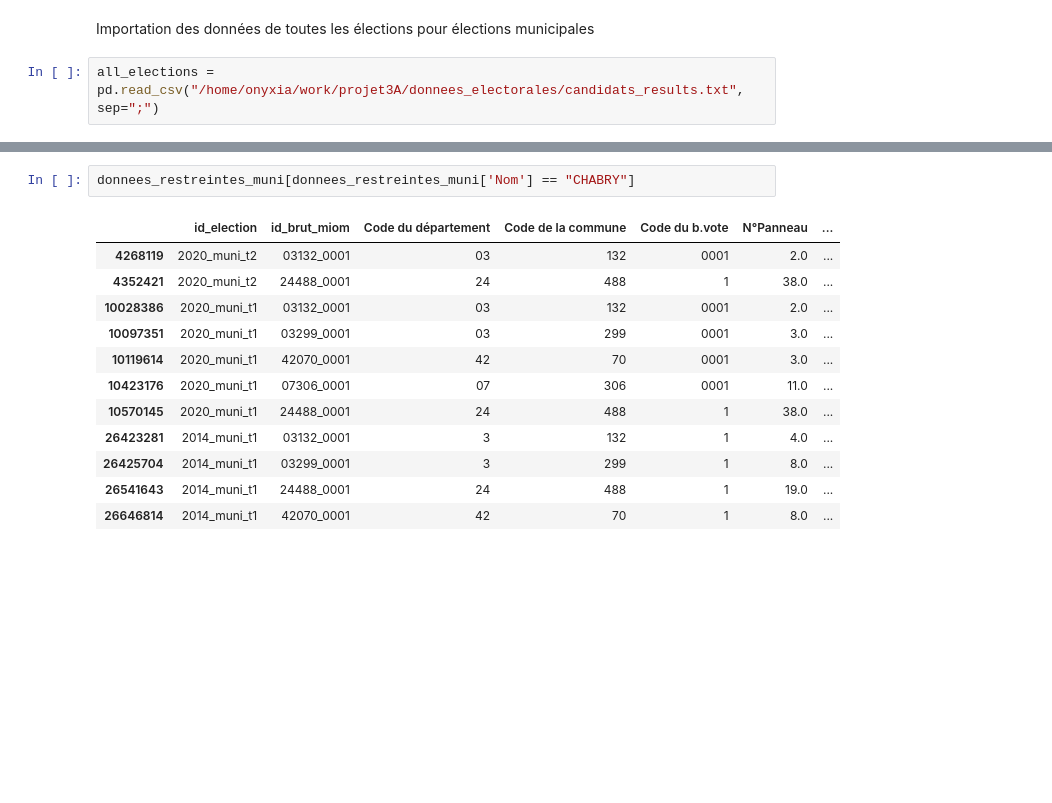
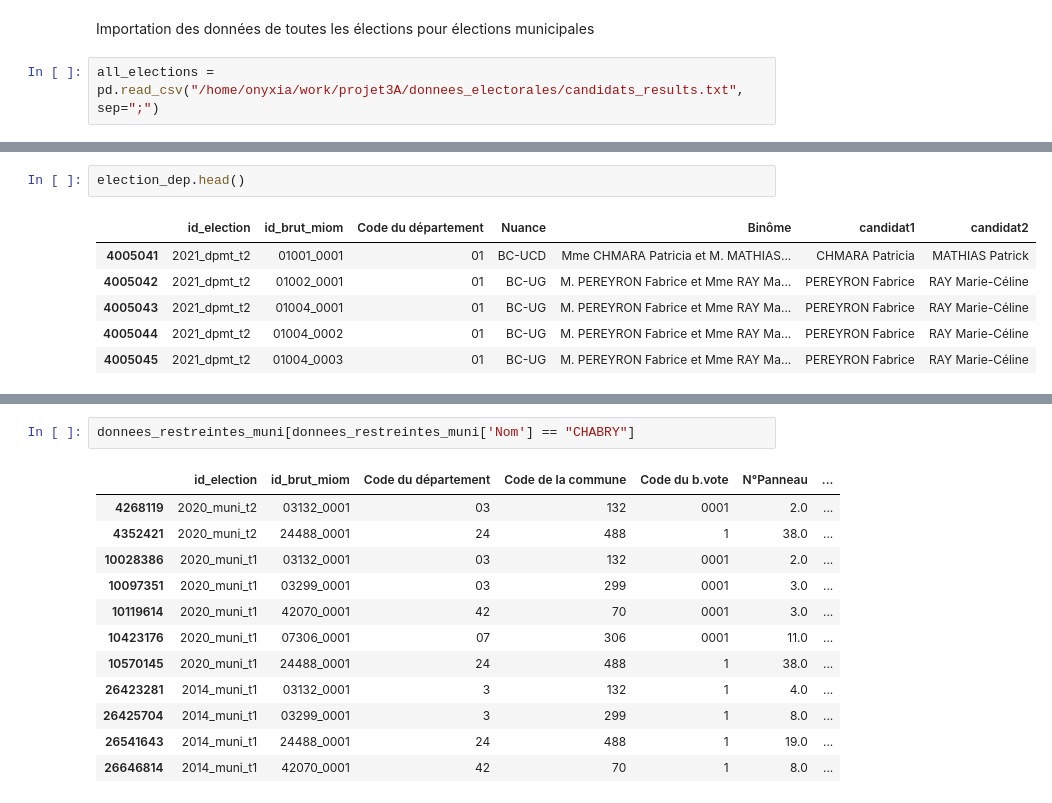
Before and after one commit to xdalp/projet3A, a Jupyter notebook: vote.ipynb, the cells around one changed output, grey strips where cells are left out. Saved outputs shown, nothing was run; the diff lists cells and outputs as text; blank space fills up the shorter version.

```diff
--- a/vote.ipynb
+++ b/vote.ipynb
@@ -7,3 +71,12 @@ all_elections = pd.read_csv("/home/onyxia/work/projet3A/donnees_electorales/cand
+# %%
+election_dep.head()
+# %% [output]
+|  | id_election | id_brut_miom | Code du département | Nuance | Binôme | candidat1 | candidat2 |
+| 4005041 | 2021_dpmt_t2 | 01001_0001 | 01 | BC-UCD | Mme CHMARA Patricia et M. MATHIAS... | CHMARA Patricia | MATHIAS Patrick |
+| 4005042 | 2021_dpmt_t2 | 01002_0001 | 01 | BC-UG | M. PEREYRON Fabrice et Mme RAY Ma... | PEREYRON Fabrice | RAY Marie-Céline |
+| 4005043 | 2021_dpmt_t2 | 01004_0001 | 01 | BC-UG | M. PEREYRON Fabrice et Mme RAY Ma... | PEREYRON Fabrice | RAY Marie-Céline |
+| 4005044 | 2021_dpmt_t2 | 01004_0002 | 01 | BC-UG | M. PEREYRON Fabrice et Mme RAY Ma... | PEREYRON Fabrice | RAY Marie-Céline |
+| 4005045 | 2021_dpmt_t2 | 01004_0003 | 01 | BC-UG | M. PEREYRON Fabrice et Mme RAY Ma... | PEREYRON Fabrice | RAY Marie-Céline |
 # %%
 donnees_restreintes_muni = all_elections[all_elections["id_election"].str.contains("muni", case=False, na=False)]
 donnees_restreintes_muni.head()
```
Also changed, not shown: parts of 10 cells of this notebook.
